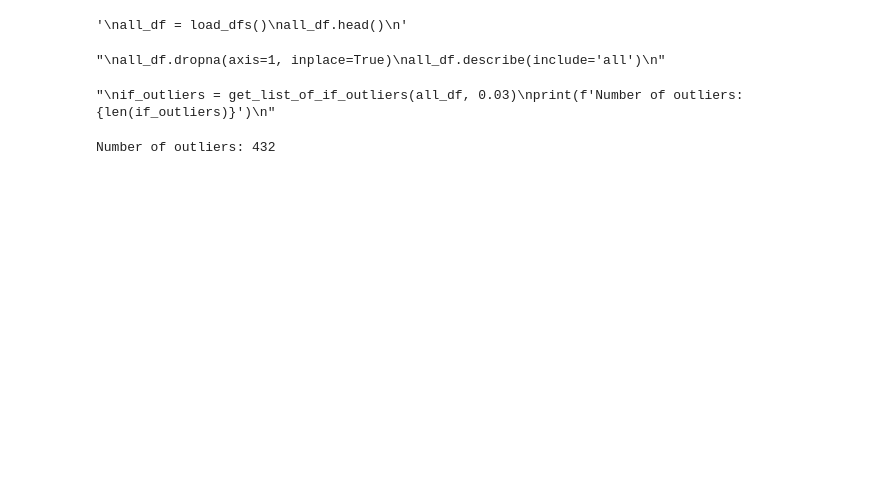
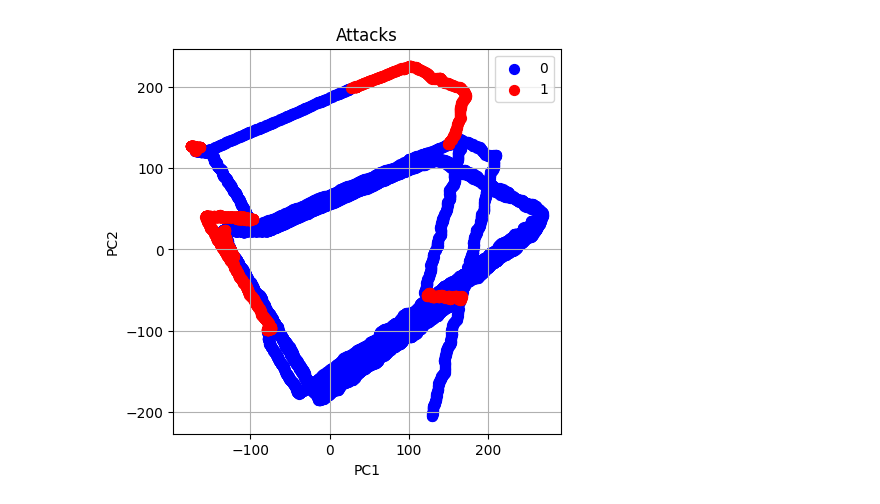
Before and after one commit to JunyiLi0/cyberml-project, a Jupyter notebook: projet.ipynb, the cells around one changed output. Saved outputs shown, nothing was run; the diff lists cells and outputs as text; code cells hidden in the pictures; blank space fills up the shorter version.

```diff
--- a/projet.ipynb
+++ b/projet.ipynb
@@ -22,0 +52,40 @@ def load_dfs():
+# %%
+def extract_features(df):
+    """
+    Extract the features from the dataset. (only the sensors)
+    """
+    sensor_cols = [col for col in df.columns if sensor_regex.match(col)]
+    df_X = df[sensor_cols]
+    return df_X
+
+def extract_labels(df, label_col='Label'):
+    """
+    Extract the labels from the dataset.
+    """
+    return df[label_col]
+# %%
+def visualize_df(df, outlier_col='Label', title='PCA'):
+    """
+    Visualize the dataset by using PCA to reduce the dimensionality.
+    """
+    df_X = extract_features(df)
+    df_y = extract_labels(df, outlier_col)
+
+    pca = PCA(n_components=2)
+    df_X_pca = pca.fit_transform(df_X)
+    df_X_pca = pd.DataFrame(df_X_pca, columns=['PC1', 'PC2'])
+    df_X_pca['Label'] = df_y
+
+    fig = plt.figure(figsize=(5, 5))
+    ax = fig.add_subplot(111)
+    ax.set_xlabel('PC1')
+    ax.set_ylabel('PC2')
+    ax.set_title(title)
+    targets = [0, 1]
+    colors = ['b', 'r']
+    for target, color in zip(targets, colors):
+        indices_to_keep = df_X_pca['Label'] == target
+        ax.scatter(df_X_pca.loc[indices_to_keep, 'PC1'], df_X_pca.loc[indices_to_keep, 'PC2'], c=color, s=50)
+    ax.legend(targets)
+    ax.grid()
+    plt.show()
@@ -69,7 +173,0 @@ FIT601.Pv: 0.0
-# %%
-'''
-all_df = load_dfs()
-all_df.head()
-'''
-# %% [output]
-'\nall_df = load_dfs()\nall_df.head()\n'
@@ -78,7 +173,0 @@ all_df.head()
-# %%
-'''
-all_df.dropna(axis=1, inplace=True)
-all_df.describe(include='all')
-'''
-# %% [output]
-"\nall_df.dropna(axis=1, inplace=True)\nall_df.describe(include='all')\n"
@@ -87,12 +174,4 @@ all_df.describe(include='all')
-# %%
-'''
-if_outliers = get_list_of_if_outliers(all_df, 0.03)
-print(f'Number of outliers: {len(if_outliers)}')
-'''
-# %% [output]
-"\nif_outliers = get_list_of_if_outliers(all_df, 0.03)\nprint(f'Number of outliers: {len(if_outliers)}')\n"
-# %%
-if_outliers = get_list_of_if_outliers(df, 0.03)
-print(f'Number of outliers: {len(if_outliers)}')
-# %% [output]
-Number of outliers: 432
+# %%
+visualize_df(df, title='Attacks')
+# %% [output]
+[figure, added]
```
Also changed, not shown: parts of 25 cells of this notebook.
